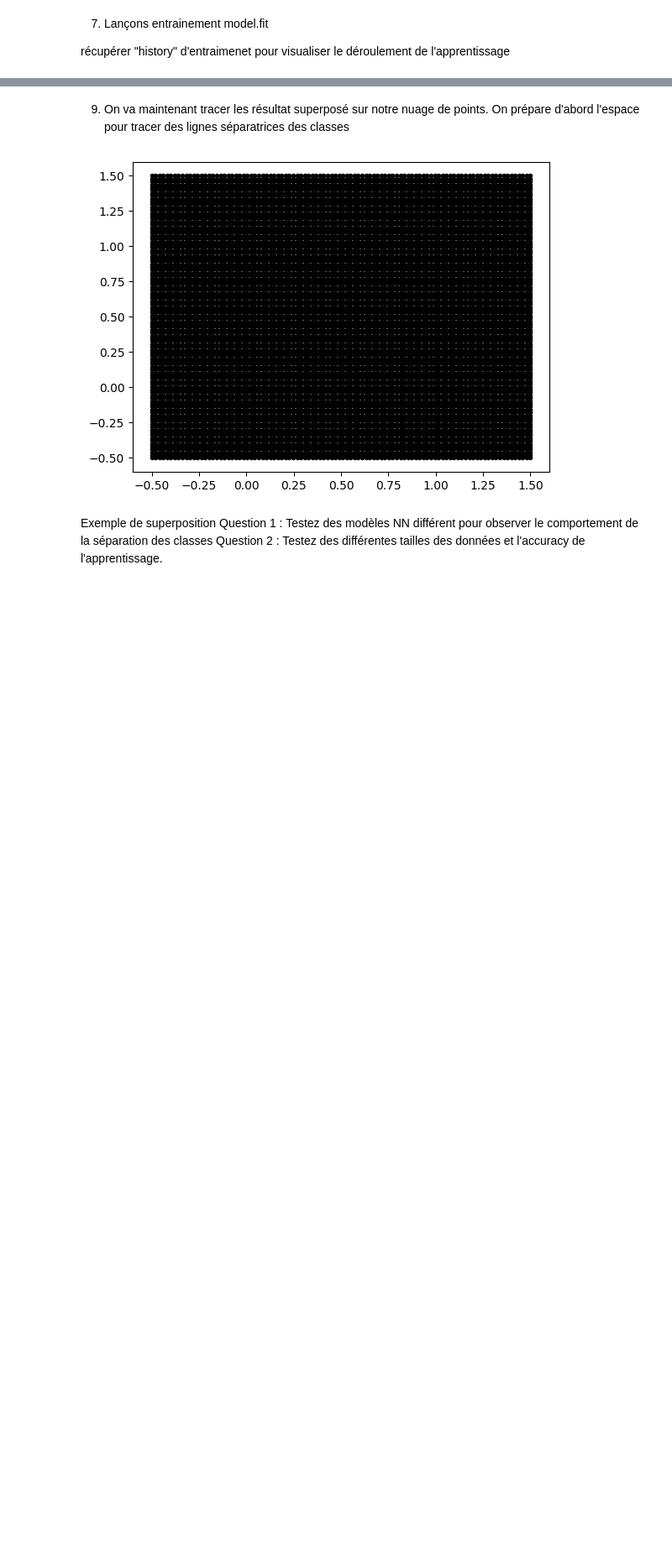
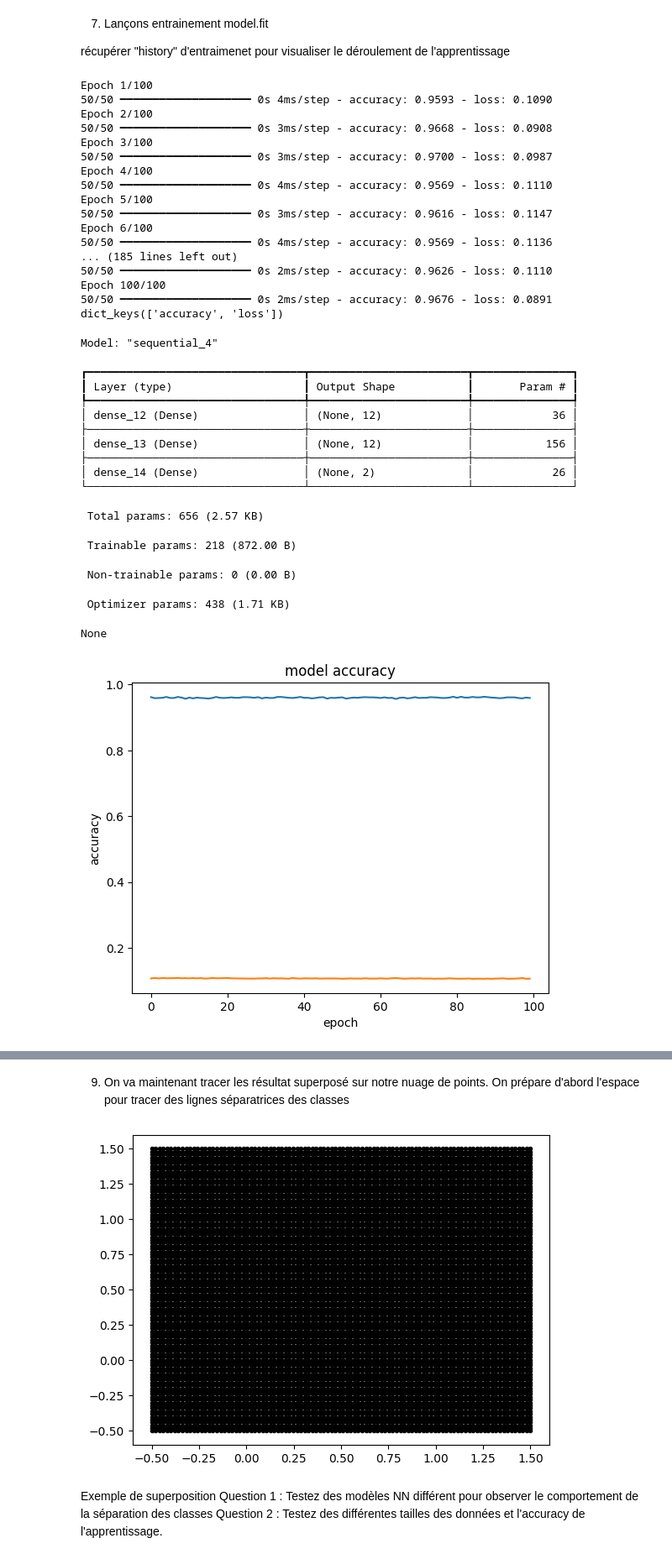
Before and after one commit to HeddarM/hello_world, a Jupyter notebook: train_XOR.ipynb, the cells around one changed output, grey strips where cells are left out. Shown: that part at 84% size. Drawn from its saved outputs; the diff is of its cells as text; code cells hidden in the pictures; blank space fills up the shorter version.

```diff
--- a/train_XOR.ipynb
+++ b/train_XOR.ipynb
@@ -167,3 +224,50 @@ récupérer "history" d'entraimenet pour visualiser le déroulement de l'apprent
+# %%
+
+history = model.fit(X_train, y_train, epochs=100, verbose=1)
+#history = model.fit(X_train, y_train, epochs=500, verbose=1)
+print(history.history.keys())
+# summarize history for accuracy
+plt.plot(history.history['accuracy'])
+plt.plot(history.history['loss'])
+#plt.plot(history.history['val_accuracy'])
+plt.title('model accuracy')
+plt.ylabel('accuracy')
+plt.xlabel('epoch')
+print(model.summary())
+# %% [output]
+Epoch 1/100
+50/50 ━━━━━━━━━━━━━━━━━━━━ 0s 4ms/step - accuracy: 0.9593 - loss: 0.1090
+Epoch 2/100
+50/50 ━━━━━━━━━━━━━━━━━━━━ 0s 3ms/step - accuracy: 0.9668 - loss: 0.0908
+Epoch 3/100
+50/50 ━━━━━━━━━━━━━━━━━━━━ 0s 3ms/step - accuracy: 0.9700 - loss: 0.0987
+Epoch 4/100
+50/50 ━━━━━━━━━━━━━━━━━━━━ 0s 4ms/step - accuracy: 0.9569 - loss: 0.1110
+Epoch 5/100
+50/50 ━━━━━━━━━━━━━━━━━━━━ 0s 3ms/step - accuracy: 0.9616 - loss: 0.1147
+Epoch 6/100
+50/50 ━━━━━━━━━━━━━━━━━━━━ 0s 4ms/step - accuracy: 0.9569 - loss: 0.1136
+... (185 lines left out)
+50/50 ━━━━━━━━━━━━━━━━━━━━ 0s 2ms/step - accuracy: 0.9626 - loss: 0.1110
+Epoch 100/100
+50/50 ━━━━━━━━━━━━━━━━━━━━ 0s 2ms/step - accuracy: 0.9676 - loss: 0.0891
+dict_keys(['accuracy', 'loss'])
+Model: "sequential_4"
+┏━━━━━━━━━━━━━━━━━━━━━━━━━━━━━━━━━┳━━━━━━━━━━━━━━━━━━━━━━━━┳━━━━━━━━━━━━━━━┓
+┃ Layer (type)                    ┃ Output Shape           ┃       Param # ┃
+┡━━━━━━━━━━━━━━━━━━━━━━━━━━━━━━━━━╇━━━━━━━━━━━━━━━━━━━━━━━━╇━━━━━━━━━━━━━━━┩
+│ dense_12 (Dense)                │ (None, 12)             │            36 │
+├─────────────────────────────────┼────────────────────────┼───────────────┤
+│ dense_13 (Dense)                │ (None, 12)             │           156 │
+├─────────────────────────────────┼────────────────────────┼───────────────┤
+│ dense_14 (Dense)                │ (None, 2)              │            26 │
+└─────────────────────────────────┴────────────────────────┴───────────────┘
+ Total params: 656 (2.57 KB)
+ Trainable params: 218 (872.00 B)
+ Non-trainable params: 0 (0.00 B)
+ Optimizer params: 438 (1.71 KB)
+None
+[figure, added]
 # %% [markdown]
 8) Tracer une matrice de confusion en utilisant la partie des données "test"
 Aide :  pensez à utiliser np.argmax pour choisir les bonnes prédictions
```
Also changed, not shown: parts of 10 cells of this notebook.
